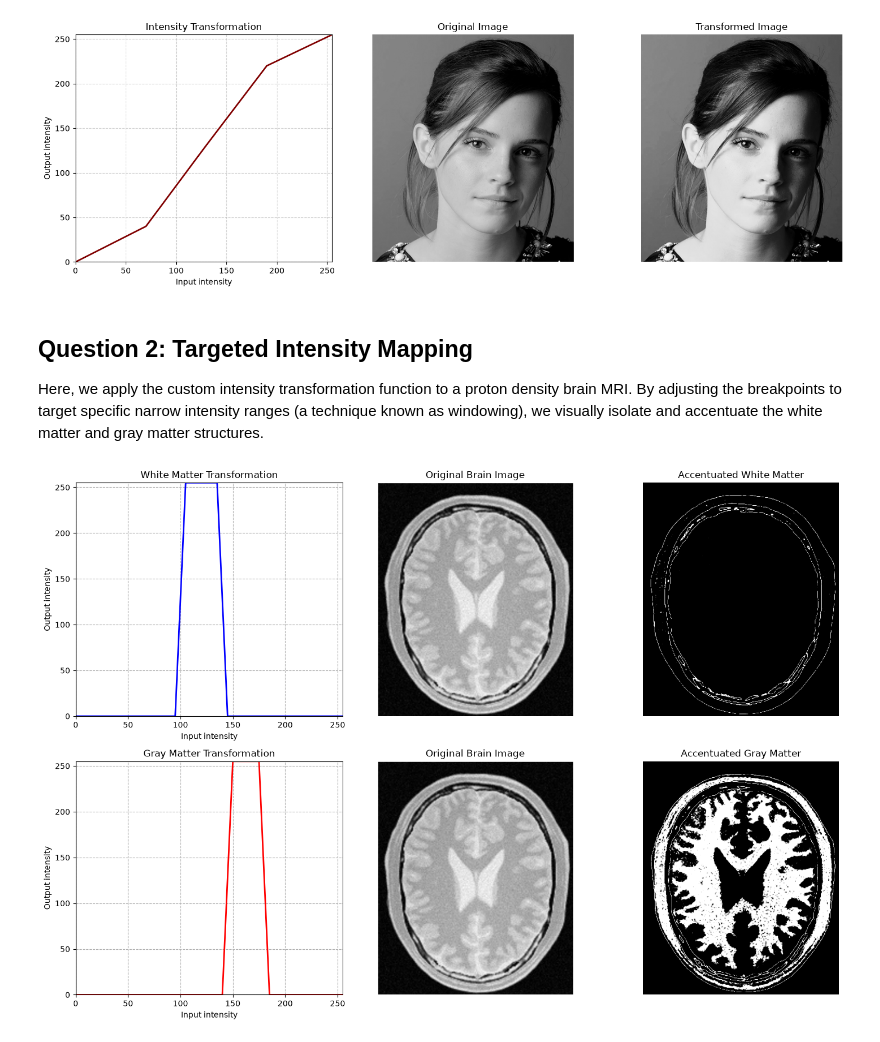
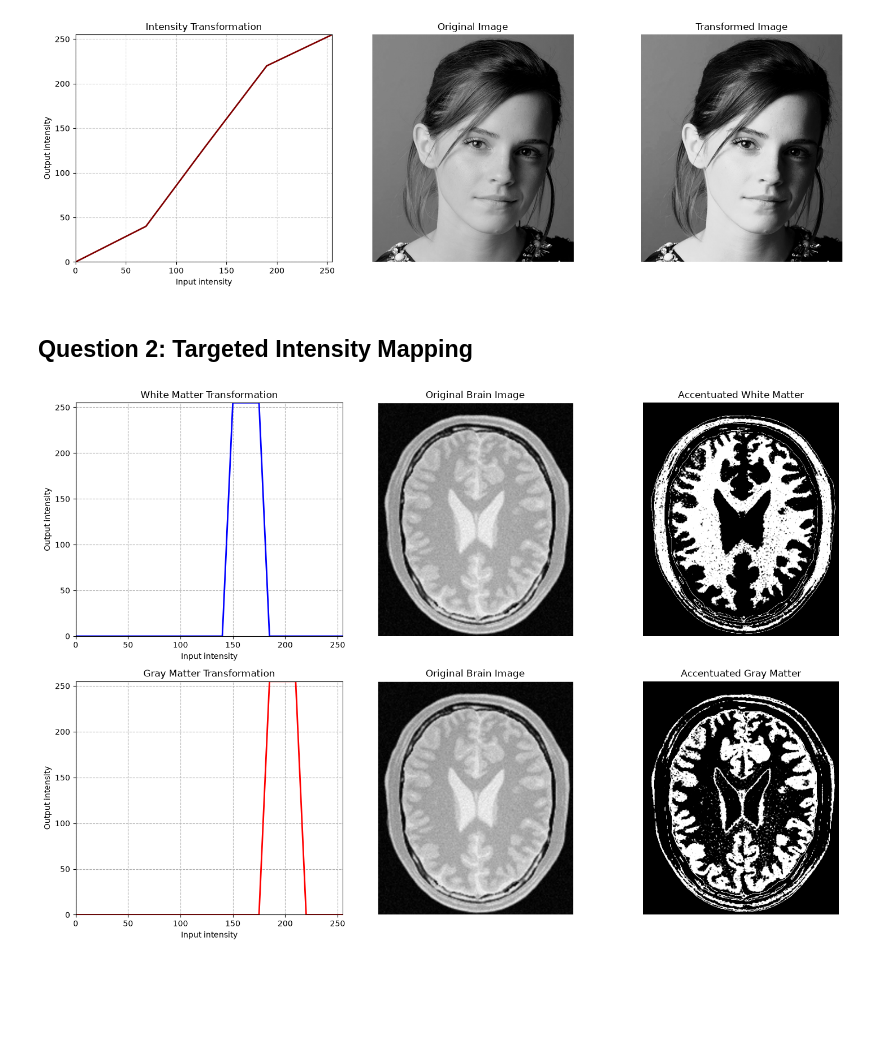
Before and after one commit to hivirup/EN3160-Assignment-1, a Jupyter notebook: 230458P_a01.ipynb, the cells around one changed output. Saved outputs shown, nothing was run; the diff lists cells and outputs as text; code cells hidden in the pictures; blank space fills up the shorter version.

```diff
--- a/230458P_a01.ipynb
+++ b/230458P_a01.ipynb
@@ -93,24 +86,25 @@ else:
 [figure]
 # %% [markdown]
 ## Question 2: Targeted Intensity Mapping
-Here, we apply the custom intensity transformation function to a proton density brain MRI. By adjusting the breakpoints to target specific narrow intensity ranges (a technique known as windowing), we visually isolate and accentuate the white matter and gray matter structures.
 # %%
 # 1. Define Breakpoints for Windowing
 bp_white_matter = [
     [0, 0],
-    [95, 0],
-    [105, 255],
-    [135, 255],
-    [145, 0],
+    [140, 0],
+    [150, 255],
+    [175, 255],
+    [185, 0],
     [255, 0]
 ]
 
 bp_gray_matter = [
     [0, 0],
-    [140, 0],
-    [150, 255],
-    [175, 255],
-    [185, 0],
+    [95, 0],
+    [105, 0],
+    [175, 0],
+    [185, 255],
+    [210, 255],
+    [220, 0],
     [255, 0]
 ]
 
@@ -144,31 +138,31 @@ else:
     axs[0, 1].set_title('Original Brain Image')
     axs[0, 1].axis('off')
 
     axs[0, 2].imshow(wm_img, cmap='gray', vmin=0, vmax=255)
     axs[0, 2].set_title('Accentuated White Matter')
     axs[0, 2].axis('off')
 
     # --- ROW 2: Gray Matter ---
     gm_arr = np.array(bp_gray_matter)
     gm_lut = np.interp(x_vals, gm_arr[:,0], gm_arr[:,1])
 
     axs[1, 0].plot(x_vals, gm_lut, color='red', linewidth=2)
     axs[1, 0].set_title('Gray Matter Transformation')
     axs[1, 0].set_xlabel('Input intensity')
     axs[1, 0].set_ylabel('Output intensity')
     axs[1, 0].set_xlim([0, 255])
     axs[1, 0].set_ylim([0, 255])
     axs[1, 0].grid(True, linestyle='--')
 
     axs[1, 1].imshow(brain_img, cmap='gray', vmin=0, vmax=255)
     axs[1, 1].set_title('Original Brain Image')
     axs[1, 1].axis('off')
 
     axs[1, 2].imshow(gm_img, cmap='gray', vmin=0, vmax=255)
     axs[1, 2].set_title('Accentuated Gray Matter')
     axs[1, 2].axis('off')
 
     plt.tight_layout()
     plt.show()
 # %% [output]
-[figure, old version]
+[figure, new version]
```
Also changed, not shown: parts of 10 cells of this notebook, 3 other files.
